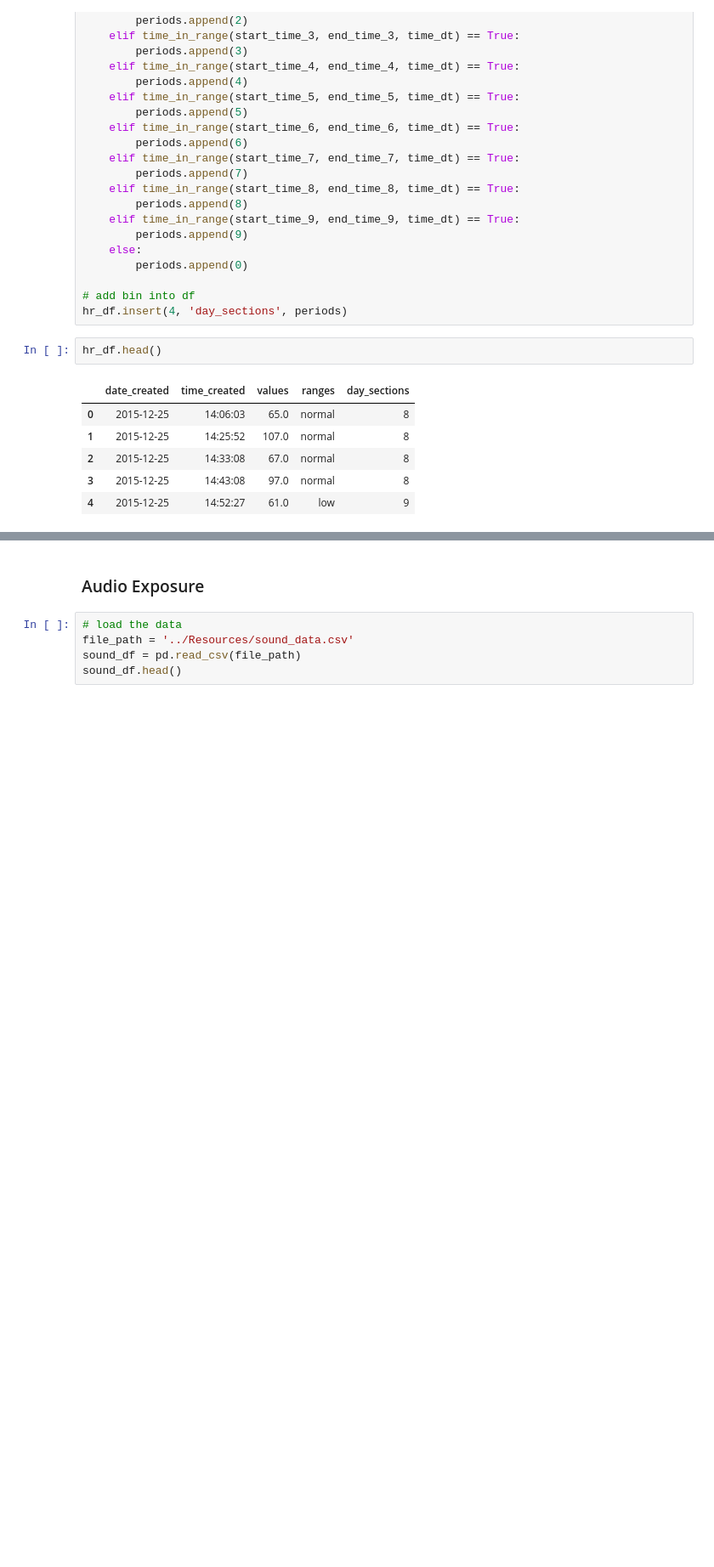
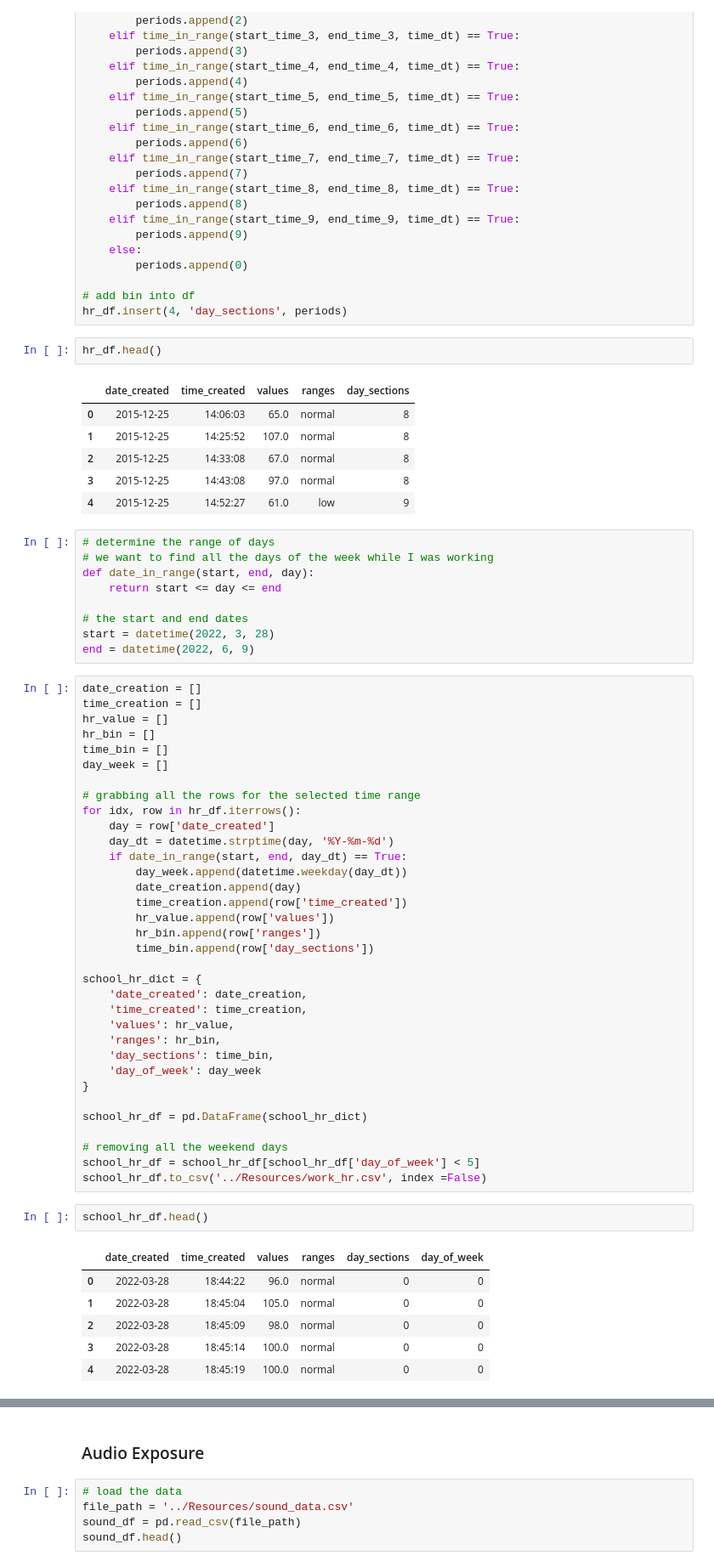
Before and after one commit to bmcnamee96/Heart-Rate-Analysis, a Jupyter notebook: summarizing_data.ipynb, the cells around one changed output, grey strips where cells are left out. Shown: that part at 85% size. Saved outputs shown, nothing was run; the diff lists cells and outputs as text; blank space fills up the shorter version.

```diff
--- a/summarizing_data.ipynb
+++ b/summarizing_data.ipynb
@@ -118,3 +118,55 @@ hr_df.head()
 | 2 | 2015-12-25 | 14:33:08 | 67.0 | normal | 8 |
 | 3 | 2015-12-25 | 14:43:08 | 97.0 | normal | 8 |
 | 4 | 2015-12-25 | 14:52:27 | 61.0 | low | 9 |
+# %%
+# determine the range of days
+# we want to find all the days of the week while I was working
+def date_in_range(start, end, day):
+    return start <= day <= end
+
+# the start and end dates
+start = datetime(2022, 3, 28)
+end = datetime(2022, 6, 9)
+# %%
+date_creation = []
+time_creation = []
+hr_value = []
+hr_bin = []
+time_bin = []
+day_week = []
+
+# grabbing all the rows for the selected time range
+for idx, row in hr_df.iterrows():
+    day = row['date_created']
+    day_dt = datetime.strptime(day, '%Y-%m-%d')
+    if date_in_range(start, end, day_dt) == True:
+        day_week.append(datetime.weekday(day_dt))
+        date_creation.append(day)
+        time_creation.append(row['time_created'])
+        hr_value.append(row['values'])
+        hr_bin.append(row['ranges'])
+        time_bin.append(row['day_sections'])
+
+school_hr_dict = {
+    'date_created': date_creation,
+    'time_created': time_creation,
+    'values': hr_value,
+    'ranges': hr_bin,
+    'day_sections': time_bin,
+    'day_of_week': day_week
+}
+
+school_hr_df = pd.DataFrame(school_hr_dict)
+
+# removing all the weekend days
+school_hr_df = school_hr_df[school_hr_df['day_of_week'] < 5]
+school_hr_df.to_csv('../Resources/work_hr.csv', index =False)
+# %%
+school_hr_df.head()
+# %% [output]
+|  | date_created | time_created | values | ranges | day_sections | day_of_week |
+| 0 | 2022-03-28 | 18:44:22 | 96.0 | normal | 0 | 0 |
+| 1 | 2022-03-28 | 18:45:04 | 105.0 | normal | 0 | 0 |
+| 2 | 2022-03-28 | 18:45:09 | 98.0 | normal | 0 | 0 |
+| 3 | 2022-03-28 | 18:45:14 | 100.0 | normal | 0 | 0 |
+| 4 | 2022-03-28 | 18:45:19 | 100.0 | normal | 0 | 0 |
```
Also changed, not shown: parts of 11 cells of this notebook, 2 other files.
